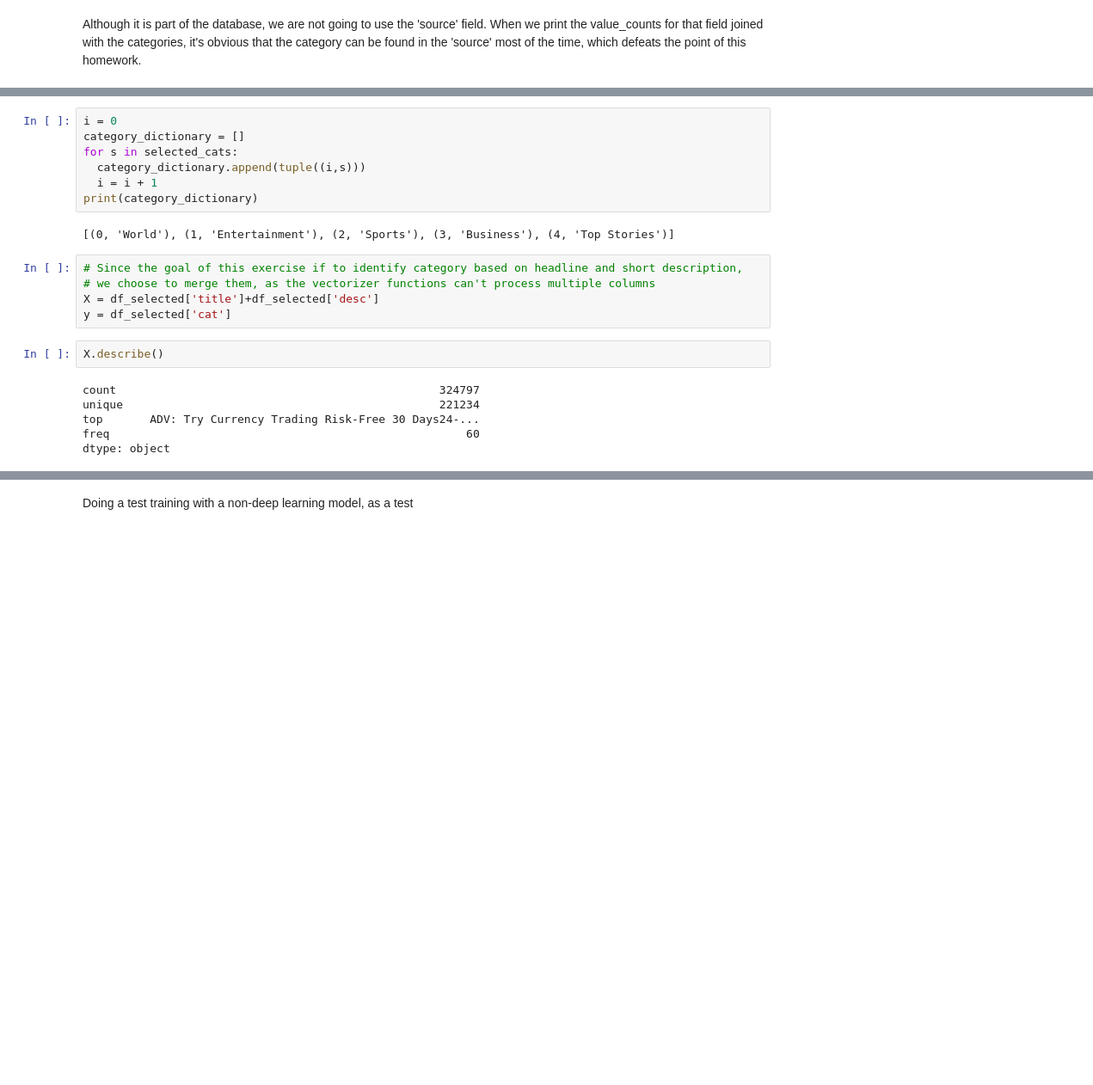
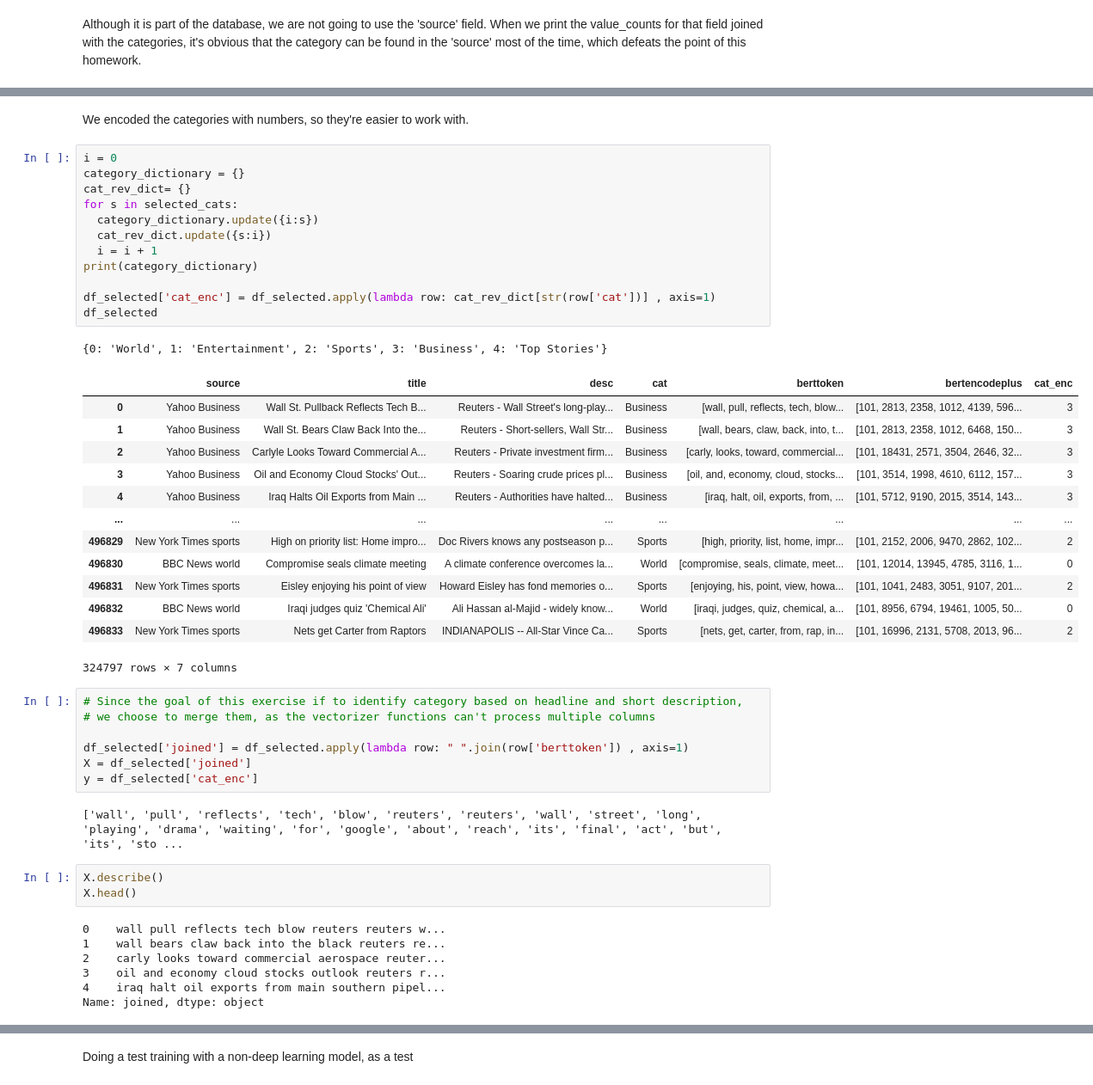
Before and after one commit to krisivarga/deep_learning_HW_big, a Jupyter notebook: get_data.ipynb, the cells around one changed output, grey strips where cells are left out. Shown at 86% size. Cells and saved outputs as stored; diff of their text form; blank space fills up the shorter version.

```diff
--- a/get_data.ipynb
+++ b/get_data.ipynb
@@ -331,25 +331,51 @@ dtype: int64
+# %% [markdown]
+We encoded the categories with numbers, so they're easier to work with.
 # %%
 i = 0
-category_dictionary = []
+category_dictionary = {}
+cat_rev_dict= {}
 for s in selected_cats:
-  category_dictionary.append(tuple((i,s)))
+  category_dictionary.update({i:s})
+  cat_rev_dict.update({s:i})
   i = i + 1
 print(category_dictionary)
+
+df_selected['cat_enc'] = df_selected.apply(lambda row: cat_rev_dict[str(row['cat'])] , axis=1)
+df_selected
 # %% [output]
-[(0, 'World'), (1, 'Entertainment'), (2, 'Sports'), (3, 'Business'), (4, 'Top Stories')]
+{0: 'World', 1: 'Entertainment', 2: 'Sports', 3: 'Business', 4: 'Top Stories'}
+|  | source | title | desc | cat | berttoken | bertencodeplus | cat_enc |
+| 0 | Yahoo Business | Wall St. Pullback Reflects Tech B... | Reuters - Wall Street's long-play... | Business | [wall, pull, reflects, tech, blow... | [101, 2813, 2358, 1012, 4139, 596... | 3 |
+| 1 | Yahoo Business | Wall St. Bears Claw Back Into the... | Reuters - Short-sellers, Wall Str... | Business | [wall, bears, claw, back, into, t... | [101, 2813, 2358, 1012, 6468, 150... | 3 |
+| 2 | Yahoo Business | Carlyle Looks Toward Commercial A... | Reuters - Private investment firm... | Business | [carly, looks, toward, commercial... | [101, 18431, 2571, 3504, 2646, 32... | 3 |
+| 3 | Yahoo Business | Oil and Economy Cloud Stocks' Out... | Reuters - Soaring crude prices pl... | Business | [oil, and, economy, cloud, stocks... | [101, 3514, 1998, 4610, 6112, 157... | 3 |
+| 4 | Yahoo Business | Iraq Halts Oil Exports from Main ... | Reuters - Authorities have halted... | Business | [iraq, halt, oil, exports, from, ... | [101, 5712, 9190, 2015, 3514, 143... | 3 |
+| ... | ... | ... | ... | ... | ... | ... | ... |
+| 496829 | New York Times sports | High on priority list: Home impro... | Doc Rivers knows any postseason p... | Sports | [high, priority, list, home, impr... | [101, 2152, 2006, 9470, 2862, 102... | 2 |
+| 496830 | BBC News world | Compromise seals climate meeting | A climate conference overcomes la... | World | [compromise, seals, climate, meet... | [101, 12014, 13945, 4785, 3116, 1... | 0 |
+| 496831 | New York Times sports | Eisley enjoying his point of view | Howard Eisley has fond memories o... | Sports | [enjoying, his, point, view, howa... | [101, 1041, 2483, 3051, 9107, 201... | 2 |
+| 496832 | BBC News world | Iraqi judges quiz 'Chemical Ali' | Ali Hassan al-Majid - widely know... | World | [iraqi, judges, quiz, chemical, a... | [101, 8956, 6794, 19461, 1005, 50... | 0 |
+| 496833 | New York Times sports | Nets get Carter from Raptors | INDIANAPOLIS -- All-Star Vince Ca... | Sports | [nets, get, carter, from, rap, in... | [101, 16996, 2131, 5708, 2013, 96... | 2 |
+324797 rows × 7 columns
 # %%
 # Since the goal of this exercise if to identify category based on headline and short description,
 # we choose to merge them, as the vectorizer functions can't process multiple columns
-X = df_selected['title']+df_selected['desc']
-y = df_selected['cat']
+
+df_selected['joined'] = df_selected.apply(lambda row: " ".join(row['berttoken']) , axis=1)
+X = df_selected['joined']
+y = df_selected['cat_enc']
+# %% [output]
+['wall', 'pull', 'reflects', 'tech', 'blow', 'reuters', 'reuters', 'wall', 'street', 'long', 'playing', 'drama', 'waiting', 'for', 'google', 'about', 'reach', 'its', 'final', 'act', 'but', 'its', 'sto ...
 # %%
 X.describe()
+X.head()
 # %% [output]
-count                                                324797
-unique                                               221234
-top       ADV: Try Currency Trading Risk-Free 30 Days24-...
-freq                                                     60
-dtype: object
+0    wall pull reflects tech blow reuters reuters w...
+1    wall bears claw back into the black reuters re...
+2    carly looks toward commercial aerospace reuter...
+3    oil and economy cloud stocks outlook reuters r...
+4    iraq halt oil exports from main southern pipel...
+Name: joined, dtype: object
 # %%
 from sklearn.model_selection import train_test_split
 
```
Also changed, not shown: parts of 16 cells of this notebook.
